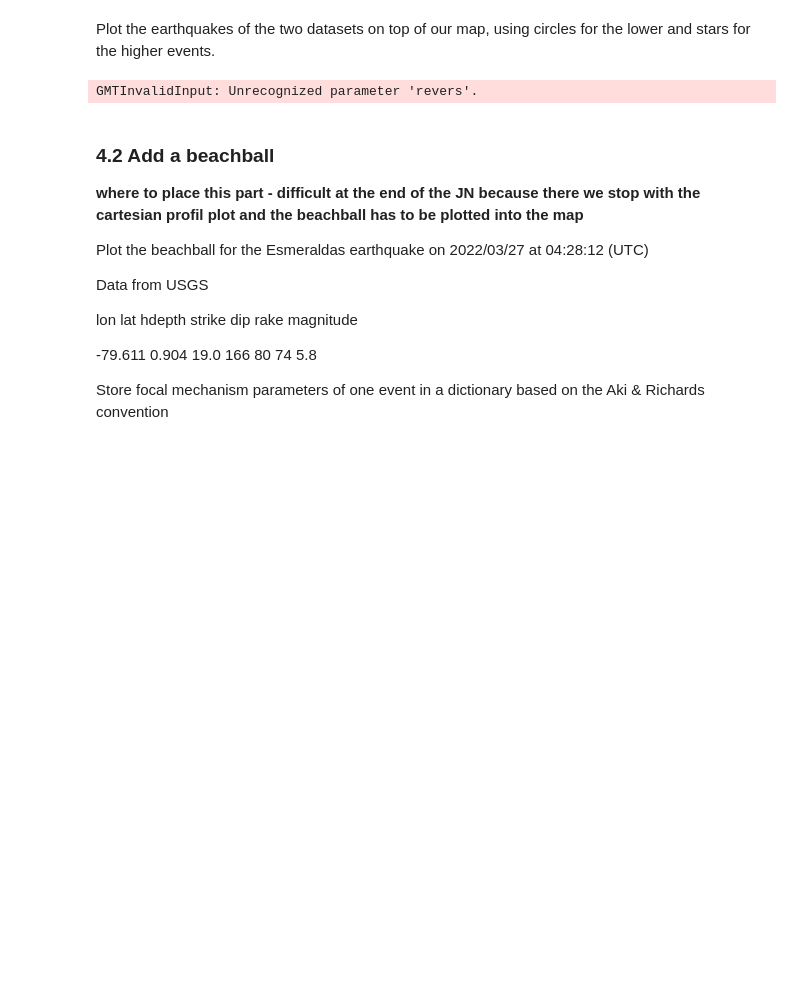
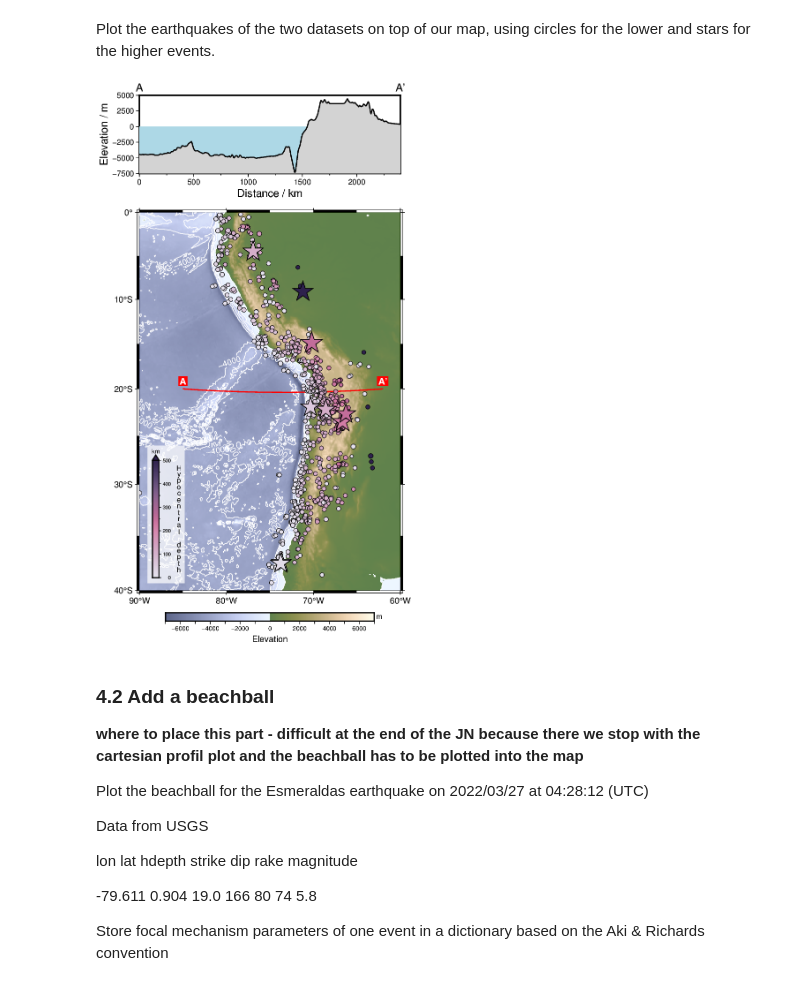
Before and after one commit to GenericMappingTools/agu24workshop, a Jupyter notebook: book/tut4_geophysics.ipynb, the cells around one changed output. Drawn from its saved outputs; the diff is of its cells as text; code cells hidden in the pictures; blank space fills up the shorter version.

```diff
--- a/book/tut4_geophysics.ipynb
+++ b/book/tut4_geophysics.ipynb
@@ -284,37 +284,37 @@ df_high_mag = df[df["mag"] >= lim_mag]
 # %% [markdown]
 Plot the earthquakes of the two datasets on top of our map, using circles for the lower and stars for the higher events.
 # %%
-pygmt.makecpt(cmap="acton", series=[0, 500], revers=True)
+pygmt.makecpt(cmap="acton", series=[0, 500], reverse=True)
 
 fig.plot(
     x=df_low_mag["lon"],
     y=df_low_mag["lat"],
     style="cc",  # Plot circles (fist "c") in centimeters (second "c")
     size=np.log10(df_low_mag["mag"])/4,
     fill=df_low_mag["depth"],
     cmap=True,
     pen="0.1p,black",
 )
 
 fig.plot(
     x=df_high_mag["lon"],
     y=df_high_mag["lat"],
     style="ac",  # Plot stars ("a") in centimeters ("c")
     size=np.log10(df_high_mag["mag"]),
     fill=df_high_mag["depth"],
     cmap=True,
     pen="0.5p,black",
 )
 
 fig.colorbar(
     position="x0.5c/0.5c+w4.5c/0.25c+v+mc+ef0.2c",
     frame=["a100f50+lHypocentral depth", "y+lkm"],
     box="+gwhite@30",
 )
 
 fig.show(dpi=150)
 # %% [output]
-GMTInvalidInput: Unrecognized parameter 'revers'.
+[figure, added]
 # %% [markdown]
 ### 4.2 Add a beachball
 
```
Also changed, not shown: parts of 1 cell of this notebook.
